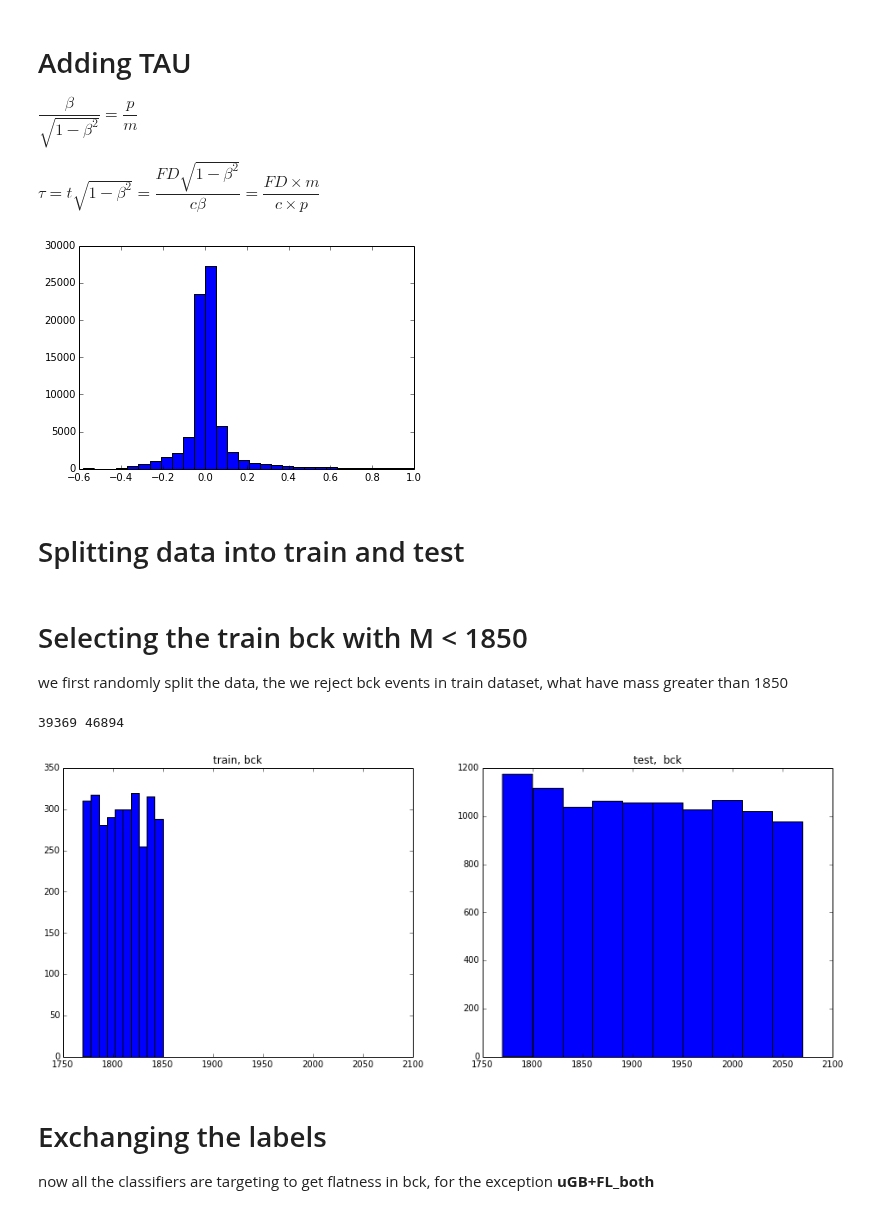
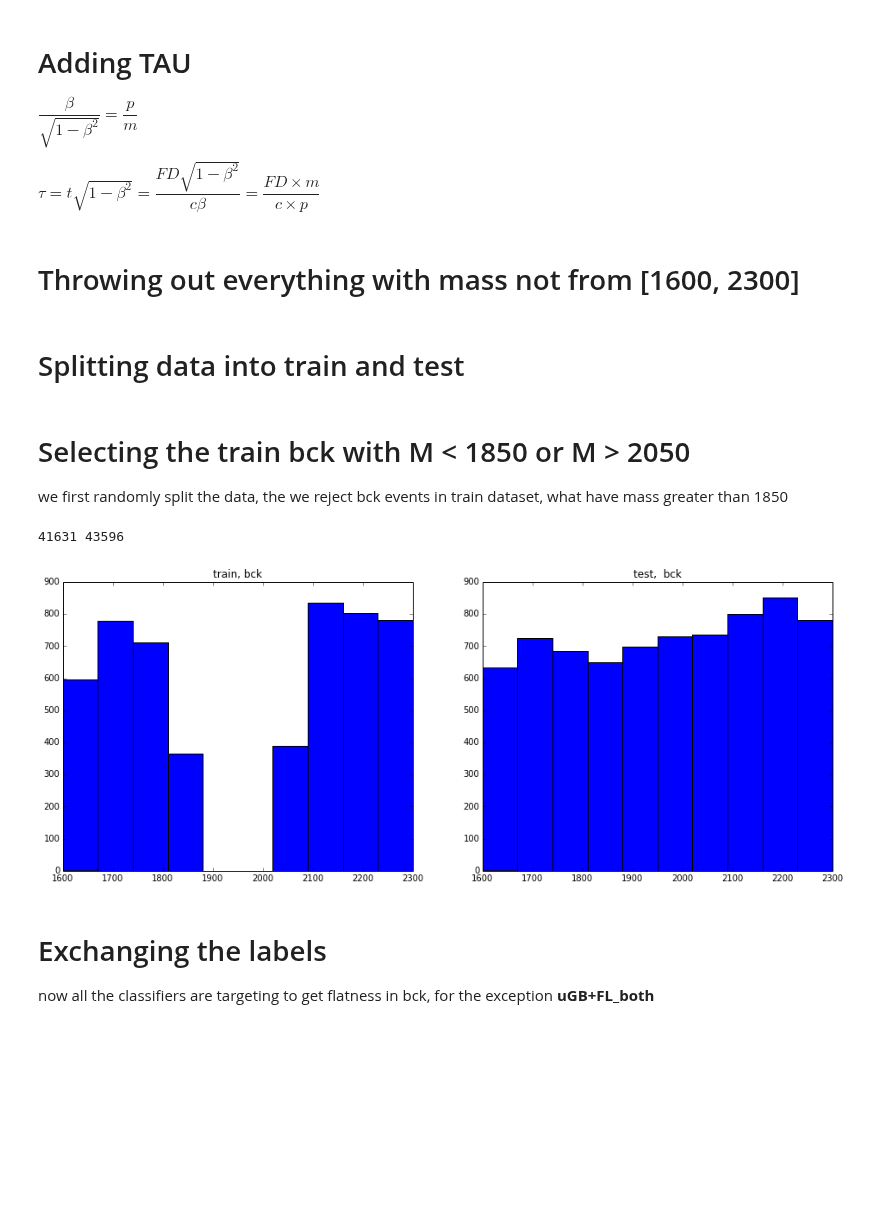
Before and after one commit to anaderi/lhcb_trigger_ml, a Jupyter notebook: IPythonWorkflow/Analysis_DInto3h_widebck.ipynb, the cells around one changed output. Cells and saved outputs as stored; diff of their text form; code cells hidden in the pictures; blank space fills up the shorter version.

```diff
--- a/IPythonWorkflow/Analysis_DInto3h_widebck.ipynb
+++ b/IPythonWorkflow/Analysis_DInto3h_widebck.ipynb
@@ -51,10 +80,15 @@ bg_wcc = load_file('ccbar_bkg_ppp_wide.root')
 # %% [markdown]
 # Applying selection rule to BCK
 # %%
-bg_wbb = bg_wbb.query('D_BKGCAT > 20')
-bg_wcc = bg_wcc.query('D_BKGCAT > 20')
+# bg_wbb = bg_wbb.query('D_BKGCAT > 20')
+# bg_wcc = bg_wcc.query('D_BKGCAT > 20')
+
+bg_fake = bg_fake.query('D_BKGCAT > 20')
 # %%
-data = pandas.concat([bg_wbb, bg_wcc, signal1, signal2], ignore_index=True)
-labels = numpy.concatenate([numpy.zeros(len(bg_wbb) + len(bg_wcc)), numpy.ones(len(signal1) + len(signal2))]).astype(int)
+# data = pandas.concat([bg_wbb, bg_wcc, signal1, signal2], ignore_index=True)
+# labels = numpy.concatenate([numpy.zeros(len(bg_wbb) + len(bg_wcc)), numpy.ones(len(signal1) + len(signal2))]).astype(int)
+
+data = pandas.concat([bg_fake, signal1, signal2], ignore_index=True)
+labels = numpy.concatenate([numpy.zeros(len(bg_fake)), numpy.ones(len(signal1) + len(signal2))]).astype(int)
 # %%
 hist(numpy.array(data.D_MM[labels > 0.5]), bins=40, label='signal')
@@ -72,13 +106,12 @@ $\tau = t  \sqrt{1 - \beta^2} = \dfrac{FD \sqrt{1 - \beta^2}}{ c \beta }
 # %%
 # 300 is light speed
 data['D_TAU'] = data.eval('D_FD_OWNPV * D_MM / D_P / 300')
-# %%
-# relative error to check
-values = (data.D_TAU - data.D_TRUETAU) / (abs(data.D_TRUETAU) + abs(data.D_TAU))
-hist(numpy.array(values[data.D_TRUETAU > 0.] ), bins=30)
-show()
-# %% [output]
-[figure, removed]
+# %% [markdown]
+# Throwing out everything with mass not from [1600, 2300]
+# %%
+mask = numpy.array(data.eval('(D_MM > 1600) & (D_MM < 2300)'))
+data = data[mask]
+labels = labels[mask]
 # %% [markdown]
 # Splitting data into train and test
 # %%
@@ -89,22 +122,22 @@ trainX, testX, trainY, testY = commonutils.train_test_split(data, labels, train_
 # print len(trainX), len(testX)
 # print sum(labels) * 1. / len(labels)
 # %% [markdown]
-# Selecting the train bck with M < 1850
+# Selecting the train bck with M < 1850 or M > 2050
 we first randomly split the data, the we reject bck events in train dataset, what have mass greater than 1850
 # %%
-mask = (trainY == 1) | (trainX.D_MM < 1850)
+mask = (trainY == 1) | (trainX.D_MM < 1850) | (trainX.D_MM > 2050)
 trainX = trainX.ix[mask, :]
 trainY = trainY[numpy.array(mask)]
 # %%
 print len(trainX), len(testX)
 figure(figsize=[16, 6])
-m_range = [1750, 2100]
-subplot(121), title('train, bck'), hist(numpy.array(trainX.D_MM[trainY == 0])), xlim(m_range)
-subplot(122), title('test,  bck'), hist(numpy.array(testX.D_MM[testY == 0])  ), xlim(m_range)
+m_range = [1600, 2300]
+subplot(121), title('train, bck'), hist(numpy.array(trainX.D_MM[trainY == 0]), range=m_range), xlim(m_range)
+subplot(122), title('test,  bck'), hist(numpy.array(testX.D_MM[testY == 0])  , range=m_range), xlim(m_range)
 pass
 # %% [output]
-39369 46894
+41631 43596
-[figure, old version]
+[figure, new version]
 # %% [markdown]
 # Exchanging the labels
 now all the classifiers are targeting to get flatness in bck, for the exception __uGB+FL_both__
```
Also changed, not shown: parts of 14 cells of this notebook.
